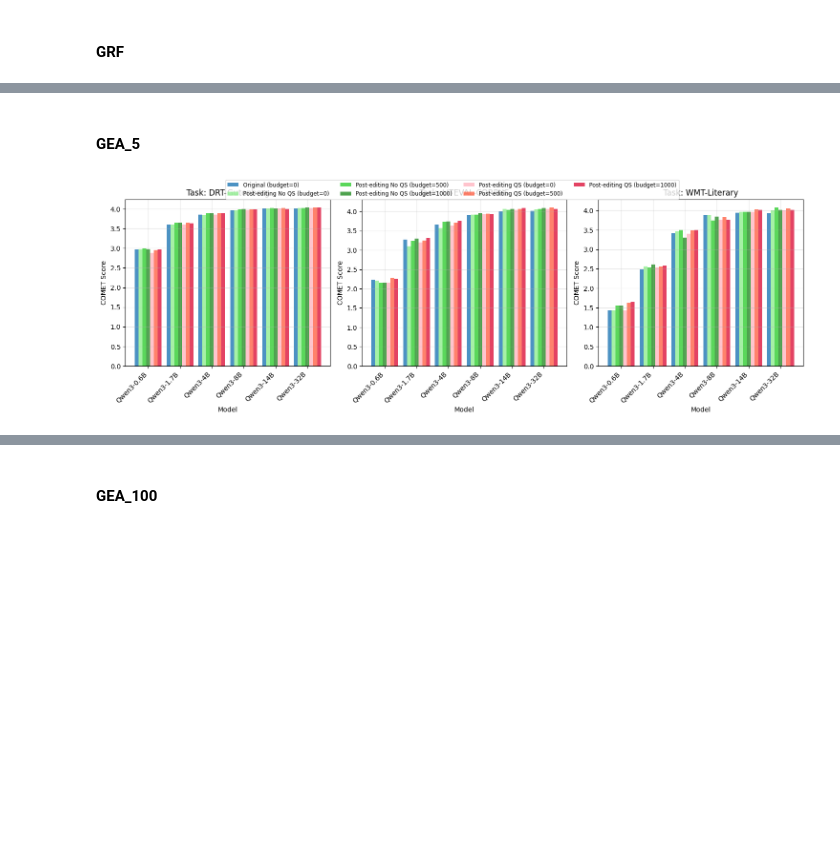
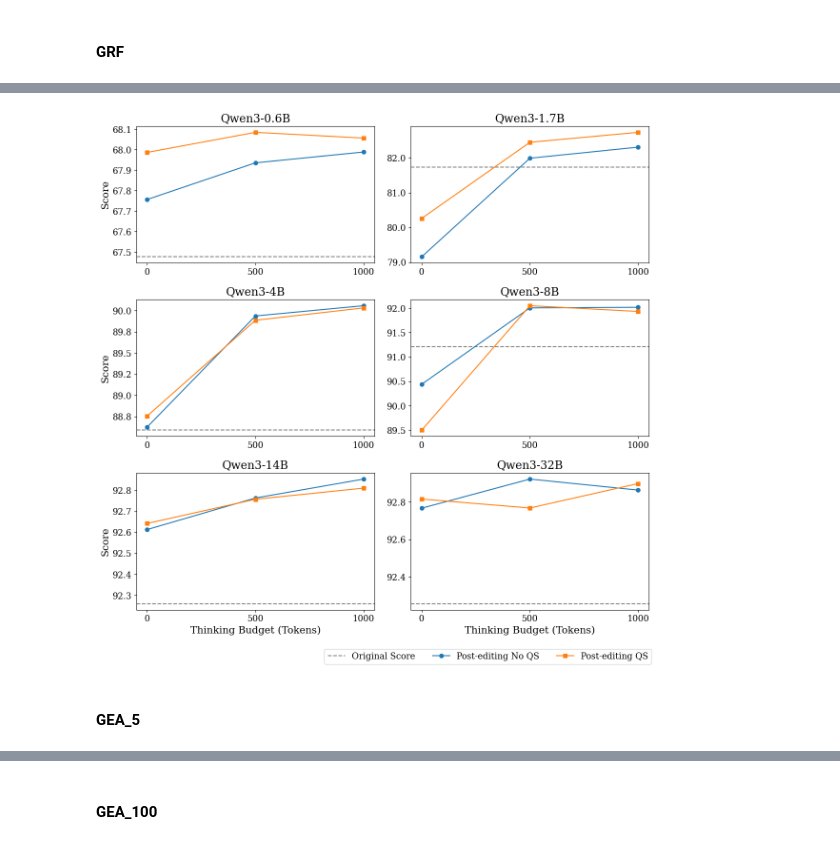
Before and after one commit to ZiHAO-LI-cmd/rm4mt, a Jupyter notebook: rm4mt_eval/analysis/analysis_post_editing.ipynb, the cells around one changed output, grey strips where cells are left out. Cells and saved outputs as stored; diff of their text form; code cells hidden in the pictures; blank space fills up the shorter version.

```diff
--- a/rm4mt_eval/analysis/analysis_post_editing.ipynb
+++ b/rm4mt_eval/analysis/analysis_post_editing.ipynb
@@ -632,0 +594,15 @@ improvement_df
+# %%
+for col in df_grf_by_model.columns:
+    if col not in ["Model"]:
+        df_grf_by_model[col] = df_grf_by_model[col].map(lambda x: f"{x:.3f}")
+
+latex_str = df_grf_by_model.to_latex(
+    index=False,  # 不输出行号
+    escape=False,  # 保留列名中的 $_{Before}$ 这种 LaTeX 语法
+    column_format="lccccccccccccc",  # 可根据列数调整对齐方式（这里假设 10 列，用 l + 9个c）
+    longtable=False,  # 如果列特别多，可以改 True
+    multicolumn=True,
+    multicolumn_format="c",
+)
+
+print(latex_str)
@@ -632,0 +622,4 @@ improvement_df
+# %%
+df_grf_by_model["model_size"] = df_grf_by_model["Model"].map(extract_model_size)
+df_grf_by_model = df_grf_by_model.sort_values("model_size").drop(columns=["model_size"])
+df_grf_by_model
@@ -633,11 +634,24 @@ improvement_df
+# %%
+# 每个 Model 拼在一张图
+plot_all_groups(
+    df_grf_by_model,
+    "Model",
+    "Model",
+    ncols=2,
+    # save_path="post_editing_compare_by_model_grf.png",
+    save_path="post_editing_compare_by_model_grf.pdf",
+)
+
+# 每个 Task 拼在一张图
+# plot_all_groups(df_by_task, "Task", "Task", ncols=3)
+# %% [output]
+[figure, added]
 # %% [markdown]
 #### GEA_5
 # %%
-visualize_qwen_models_comparison(
-    dfs_original_by_gea_5,
-    dfs_post_editing_by_gea_5,
-    dfs_post_editing_without_quality_score_by_gea_5,
-)
+# visualize_qwen_models_comparison(
+#     dfs_original_by_gea_5,
+#     dfs_post_editing_by_gea_5,
+#     dfs_post_editing_without_quality_score_by_gea_5,
+# )
-# %% [output]
-[figure, removed]
 # %%
```
Also changed, not shown: parts of 25 cells of this notebook, 9 other files.
